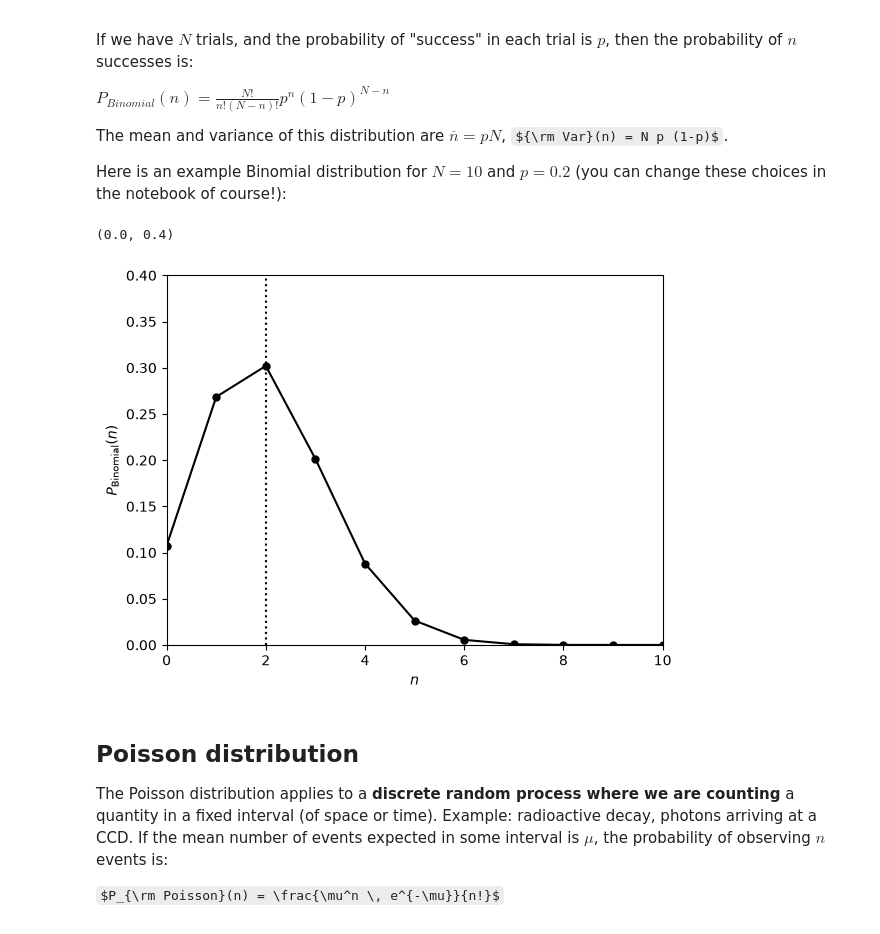
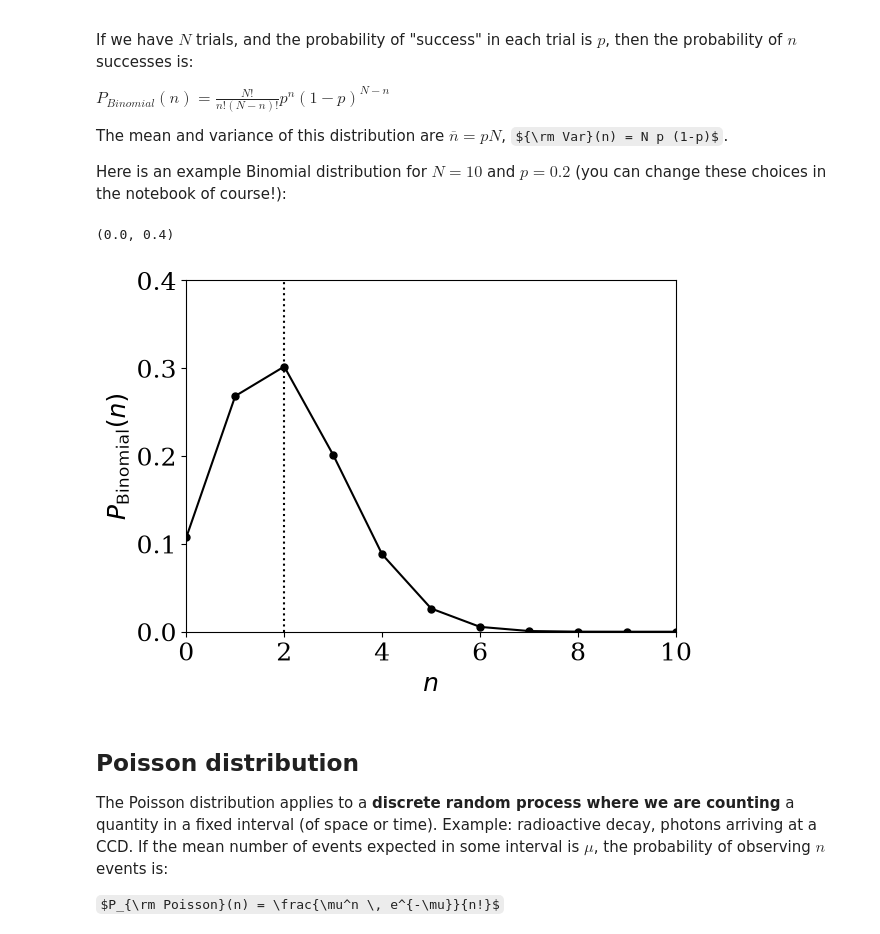
Before and after one commit to bray217/CAS_Stats_course_Sep_25, a Jupyter notebook: TO_CHANGE_Jupyter_notebooks/Notebook_Class1_ProbabilityStatistics.ipynb, the cells around one changed output. Cells and saved outputs as stored; diff of their text form; code cells hidden in the pictures; some formulas as TeX source.

```diff
--- a/TO_CHANGE_Jupyter_notebooks/Notebook_Class1_ProbabilityStatistics.ipynb
+++ b/TO_CHANGE_Jupyter_notebooks/Notebook_Class1_ProbabilityStatistics.ipynb
@@ -127,23 +128,33 @@ Here is an example Binomial distribution for $N = 10$ and $p = 0.2$ (you can cha
 # %%
 import matplotlib.pyplot as plt
 %matplotlib inline
+
+plt.rcParams.update({
+    "font.size": 18,
+    "font.family": "serif",
+    "figure.autolayout": True,
+    "axes.grid": False,
+    # "xtick.minor.visible": True,
+    # "ytick.minor.visible": True,
+})
+
 
 n = 10 # number of trials
 p = 0.2 # probability of success in each trial
 x = np.arange(n+1) # number of successes
 y = stats.binom.pmf(x,n,p) # generate Binomial probability function
 mu = n*p # mean of distribution
 xmin,xmax = 0.,float(n)
 ymin,ymax = 0.,0.4
 plt.plot(x,y,marker='o',markersize=5,color='black')
 plt.plot([mu,mu],[ymin,ymax],color='black',linestyle='dotted')
 plt.xlabel(r'$n$')
 plt.ylabel(r'$P_{\rm Binomial}(n)$')
 plt.xlim(xmin,xmax)
 plt.ylim(ymin,ymax)
 # %% [output]
 (0.0, 0.4)
-[figure, old version]
+[figure, new version]
 # %% [markdown]
 ## Poisson distribution
 
```
Also changed, not shown: parts of 9 cells of this notebook, 1 other file.
